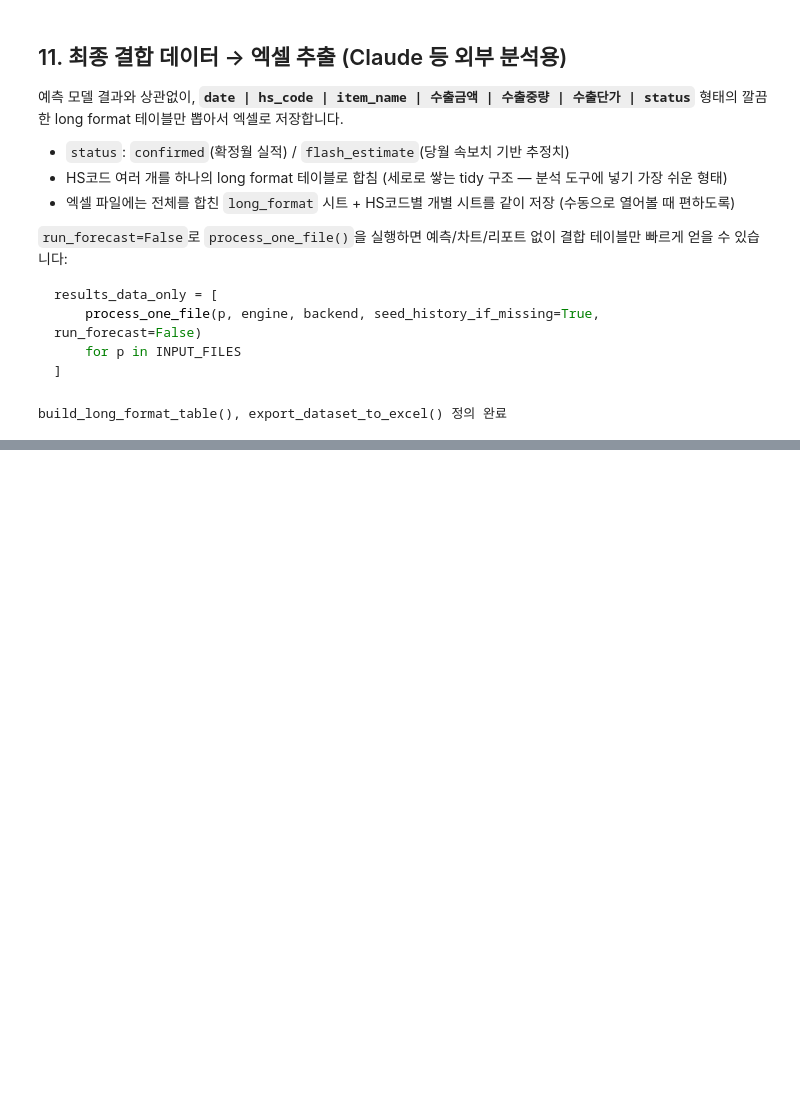
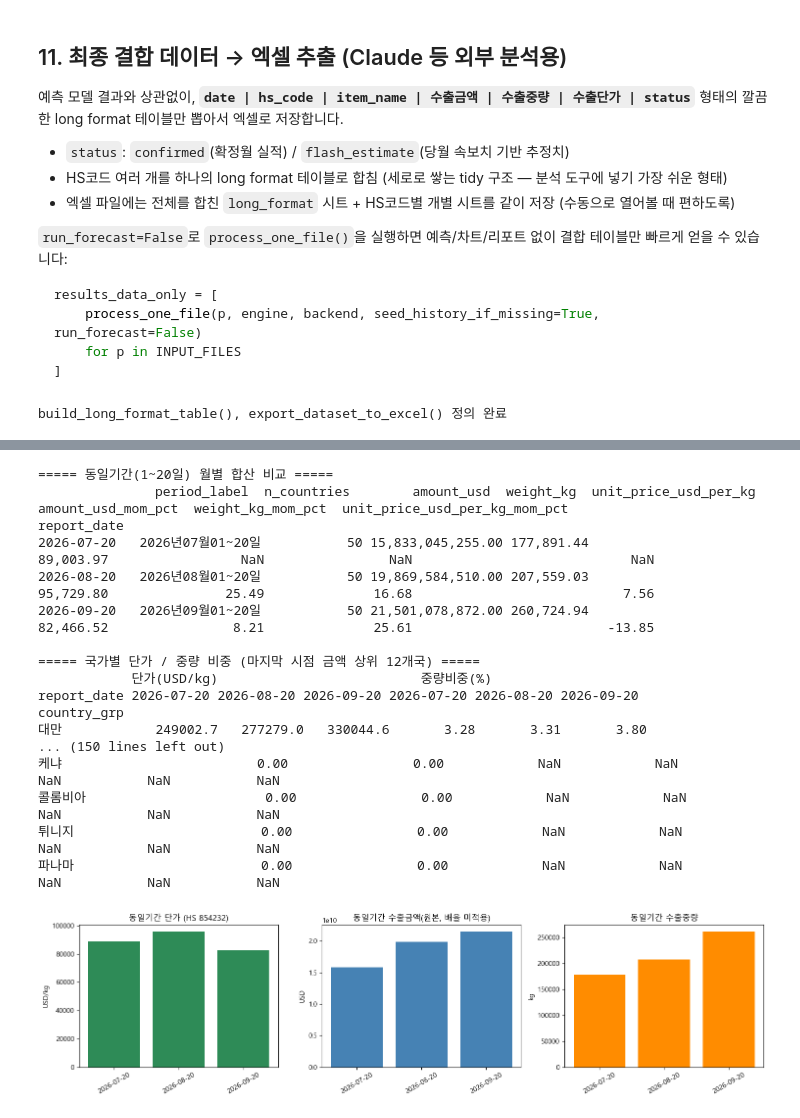
Before and after one commit to stox74/stock_forecast, a Jupyter notebook: Korea_Market/collection/Korea_Export_Data/Export_quick_reporet_ananlysis/수출속보치_분석_파이프라인_V3.ipynb, the cells around one changed output, grey strips where cells are left out. Drawn from its saved outputs; the diff is of its cells as text; code cells hidden in the pictures; blank space fills up the shorter version.

```diff
--- a/Korea_Market/collection/Korea_Export_Data/Export_quick_reporet_ananlysis/수출속보치_분석_파이프라인_V3.ipynb
+++ b/Korea_Market/collection/Korea_Export_Data/Export_quick_reporet_ananlysis/수출속보치_분석_파이프라인_V3.ipynb
@@ -1466,0 +1763,26 @@ long_df
+# %%
+engine = get_engine("mysql")   # 운영 DB. 테스트는 get_engine("sqlite")
+result = compare_flash_unit_price(
+    engine,
+    hs_code="854232",
+    report_dates=["2026-07-20", "2026-08-20", "2026-09-20"],
+)
+# %% [output]
+===== 동일기간(1~20일) 월별 합산 비교 =====
+               period_label  n_countries        amount_usd  weight_kg  unit_price_usd_per_kg  amount_usd_mom_pct  weight_kg_mom_pct  unit_price_usd_per_kg_mom_pct
+report_date
+2026-07-20   2026년07월01~20일           50 15,833,045,255.00 177,891.44              89,003.97                 NaN                NaN                            NaN
+2026-08-20   2026년08월01~20일           50 19,869,584,510.00 207,559.03              95,729.80               25.49              16.68                           7.56
+2026-09-20   2026년09월01~20일           50 21,501,078,872.00 260,724.94              82,466.52                8.21              25.61                         -13.85
+
+===== 국가별 단가 / 중량 비중 (마지막 시점 금액 상위 12개국) =====
+            단가(USD/kg)                          중량비중(%)
+report_date 2026-07-20 2026-08-20 2026-09-20 2026-07-20 2026-08-20 2026-09-20
+country_grp
+대만            249002.7   277279.0   330044.6       3.28       3.31       3.80
+... (150 lines left out)
+케냐                         0.00                0.00            NaN            NaN           NaN           NaN           NaN
+콜롬비아                       0.00                0.00            NaN            NaN           NaN           NaN           NaN
+튀니지                        0.00                0.00            NaN            NaN           NaN           NaN           NaN
+파나마                        0.00                0.00            NaN            NaN           NaN           NaN           NaN
+[figure, added]
```
Also changed, not shown: parts of 5 cells of this notebook.
